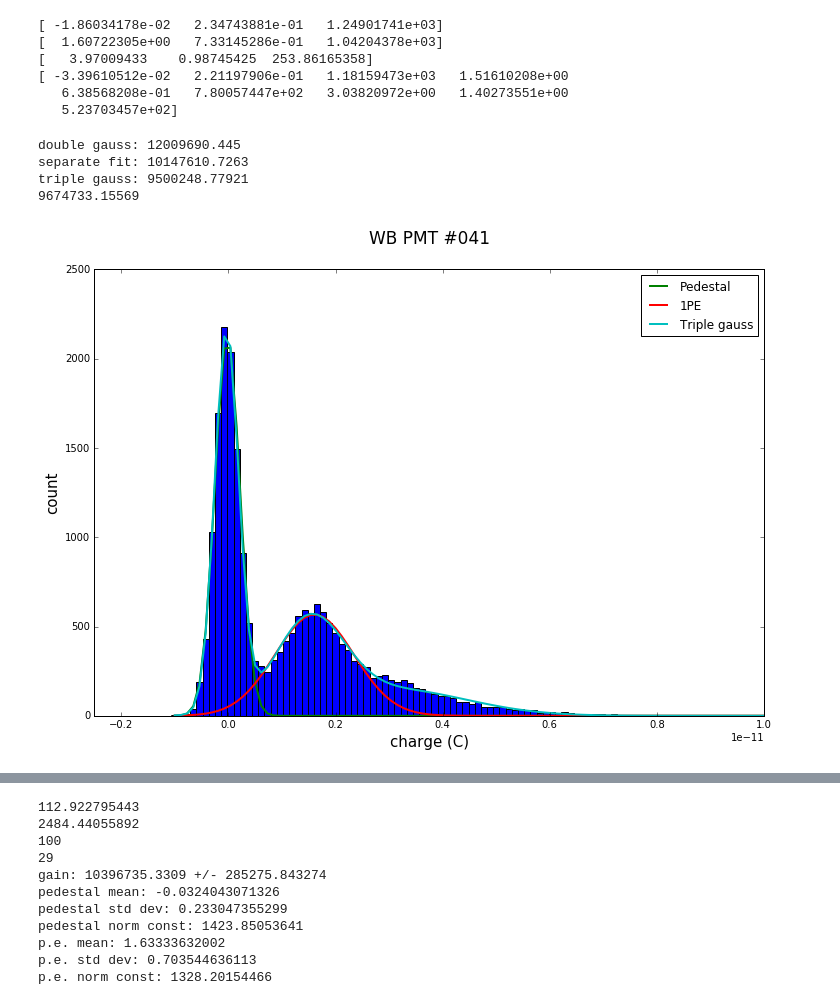
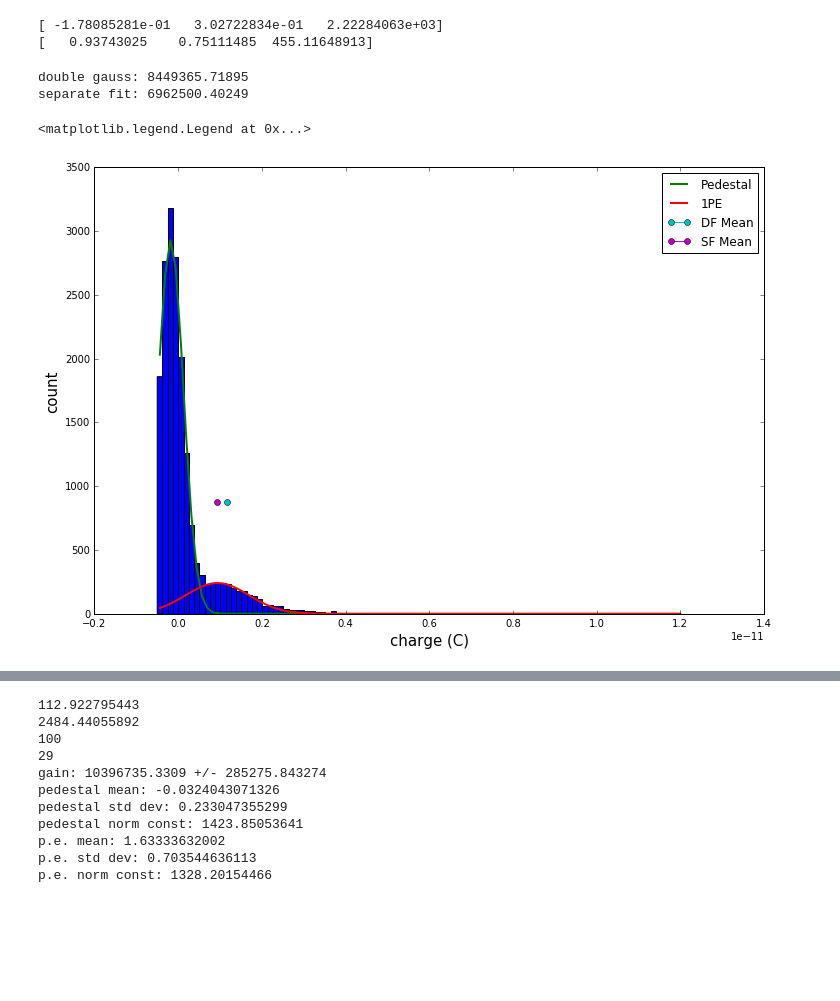
Before and after one commit to jujuhub/annie, a Jupyter notebook: gainCalc.ipynb, the cells around one changed output, grey strips where cells are left out. Cells and saved outputs as stored; diff of their text form; code cells hidden in the pictures; blank space fills up the shorter version.

```diff
--- a/gainCalc.ipynb
+++ b/gainCalc.ipynb
@@ -54,25 +100,33 @@ with open('dgz_test/my_charges_neg.txt') as f:
 # %%
 BIN_START = 0
-BIN_END_PT = 14
+BIN_END_PT = 9
 DELTA = 0
-EXTRA = 19 #len(new_charge) - BIN_START - BIN_END_PT - DELTA
+EXTRA = 12 # len(new_charge) - BIN_START - BIN_END_PT - DELTA
 
 
 ### plotting
-fig = plt.figure(figsize=(12,8))
+fig = plt.figure(figsize=(12,8)) # this makes it show the histogram
 ax1 = fig.add_subplot(111)
 plt.yscale('log', nonposy='clip')
 plt.xlabel('charge (C)', fontsize=13)
 plt.ylabel('count', fontsize=13)
-# plt.xlim(-0.2E-11, 0.6E-11)
+# plt.xlim(-4.E-11, 5E-11)
 
-ydata, bins, patches = ax1.hist(charge, bins=N_HIST_BINS,
-                                 facecolor='orange')
+ydata, bins, patches = ax1.hist(new_charge, bins=N_HIST_BINS, facecolor='orange')
 
 bins = 1E12*bins
 bin_centers = np.array(bins[:-1]+(bins[1]-bins[0])/2.0)
 
+# find indices without relying on hard-coding
+ped_index = 0
+for i in range(ydata.size):
+    if (ydata[i] == max(ydata)):
+        ped_index = i
+print(max(ydata), ped_index)
+
+# plot curves
 plt.plot(bin_centers[BIN_START:BIN_END_PT]*1E-12, ydata[BIN_START:BIN_END_PT], lw='2', marker='o')
-plt.plot(bin_centers[BIN_END_PT+DELTA:BIN_END_PT+DELTA+EXTRA]*1E-12, ydata[BIN_END_PT+DELTA:BIN_END_PT+DELTA+EXTRA],
-         lw='2', marker='o')
+plt.plot(bin_centers[BIN_END_PT+DELTA:BIN_END_PT+DELTA+EXTRA]*1E-12,
+        ydata[BIN_END_PT+DELTA:BIN_END_PT+DELTA+EXTRA], lw='2', marker='o')
+# plt.savefig('Q_dist_5_files_1820V-xscale.png')
 # %% [output]
@@ -102,13 +166,17 @@ popt_1pe, pcov_1pe = curve_fit(gauss, bin_centers[BIN_END_PT+DELTA:BIN_END_PT+DE
 popt_spe, pcov_spe = curve_fit(double_gauss, bin_centers, ydata, p0=[1.5, 2, 300],
                              sigma=uncert_data)
 
+# popt_dbg, pcov_spe = curve_fit(db_gauss, bin_centers, ydata,
+#                                p0=[popt_ped[0], popt_ped[1], popt_ped[2], popt_1pe[0],
+#                                    popt_1pe[1], popt_1pe[2]], sigma=uncert_data)
+
 # FIT 2PE PEAK W/ PEDESTAL & 1PE PEAK
 # popt_2pe, pcov_2pe = curve_fit(triple_gauss, bin_centers, ydata, p0=[3, 2, 150],
 #                               sigma=uncert_data)
 
-popt_trg, pcov_trg = curve_fit(triple_gauss, bin_centers, ydata,
-                               p0=[popt_ped[0], popt_ped[1], popt_ped[2], popt_1pe[0], popt_1pe[1], popt_1pe[2], 3.0, 1, 200],
-                               sigma=uncert_data)
+# popt_trg, pcov_trg = curve_fit(triple_gauss, bin_centers, ydata,
+#                                p0=[popt_ped[0], popt_ped[1], popt_ped[2], popt_1pe[0],
+#                                    popt_1pe[1], popt_1pe[2], 3.0, 1, 200], sigma=uncert_data)
 
 #FIT 2PE PEAK SEPARATELY
 # popt_2pe, pcov_2pe = curve_fit(gauss, bin_centers[BIN_END_PT+DELTA+EXTRA:],
@@ -119,51 +187,47 @@ popt_trg, pcov_trg = curve_fit(triple_gauss, bin_centers, ydata,
 print(popt_ped)
 # print(popt_spe)
 print(popt_1pe)
-print(popt_2pe)
-print(popt_trg)
+# print(popt_dbg)
+# print(popt_trg)
 # %% [output]
-[ -1.86034178e-02   2.34743881e-01   1.24901741e+03]
-[  1.60722305e+00   7.33145286e-01   1.04204378e+03]
-[   3.97009433    0.98745425  253.86165358]
-[ -3.39610512e-02   2.21197906e-01   1.18159473e+03   1.51610208e+00
-   6.38568208e-01   7.80057447e+02   3.03820972e+00   1.40273551e+00
-   5.23703457e+02]
+[ -1.78085281e-01   3.02722834e-01   2.22284063e+03]
+[   0.93743025    0.75111485  455.11648913]
 # %%
 ped_fit = gauss(bin_centers, *popt_ped)
 pe_fit = gauss(bin_centers, *popt_1pe)
 db_fit = double_gauss(bin_centers, *popt_spe)
-tr_fit = triple_gauss(bin_centers, *popt_trg)
+# db_fit2 = db_gauss(bin_centers, *popt_dbg)
+# tr_fit = triple_gauss(bin_centers, *popt_trg)
 
 bin_centers = bin_centers*1E-12
 
 print("double gauss: " + str((popt_spe[0]-popt_ped[0])*1E-12/E_CHARGE))
 print("separate fit: " + str((popt_1pe[0]-popt_ped[0])*1E-12/E_CHARGE))
-print("triple gauss: " + str((popt_trg[6]-popt_trg[3])*1E-12/E_CHARGE))
-print((popt_trg[3]-popt_trg[0])*1E-12/E_CHARGE)
+# print("triple gauss: " + str((popt_trg[6]-popt_trg[3])*1E-12/E_CHARGE))
+# print((popt_trg[3]-popt_trg[0])*1E-12/E_CHARGE)
 # %% [output]
-double gauss: 12009690.445
-separate fit: 10147610.7263
-triple gauss: 9500248.77921
-9674733.15569
+double gauss: 8449365.71895
+separate fit: 6962500.40249
 # %%
 plt.figure(figsize=(12,8))
-plt.title('WB PMT #041\n', fontsize=17)
+# plt.title('WB PMT #001\n', fontsize=17)
 plt.xlabel('charge (C)', fontsize=15)
 plt.ylabel('count', fontsize=15)
 # plt.yscale('log')
 
 plt.hist(new_charge, bins=N_HIST_BINS)
 plt.plot(bin_centers, ped_fit, label='Pedestal', lw='2')
 plt.plot(bin_centers, pe_fit, label='1PE', lw='2')
-# plt.plot(bin_centers, db_fit, label='Double', lw='2')
-plt.plot(bin_centers, tr_fit, label='Triple gauss', lw='2')
-# plt.plot(popt_spe[0]*1E-12, 875, label='DF Mean', marker='o')
-# plt.plot(popt_1pe[0]*1E-12, 875, label='SF Mean', marker='o')
+# plt.plot(bin_centers, db_fit2, label='Double Gauss', lw='2')
+# plt.plot(bin_centers, tr_fit, label='Triple Gauss', lw='2')
+plt.plot(popt_spe[0]*1E-12, 875, label='DF Mean', marker='o')
+plt.plot(popt_1pe[0]*1E-12, 875, label='SF Mean', marker='o')
 # plt.plot(popt_trg[6]*1E-12, 875, label='TF Mean', marker='o')
 
 
-plt.xlim(-0.25e-11, 1.0e-11)
+# plt.xlim(-0.25e-11, 1.0e-11)
 plt.legend(loc=0)
-plt.savefig("WB041_fits.png")
+# plt.savefig("WB030.png")
 # %% [output]
+<matplotlib.legend.Legend at 0x...>
-[figure, old version]
+[figure, new version]
```
Also changed, not shown: parts of 10 cells of this notebook, 5 other files.
